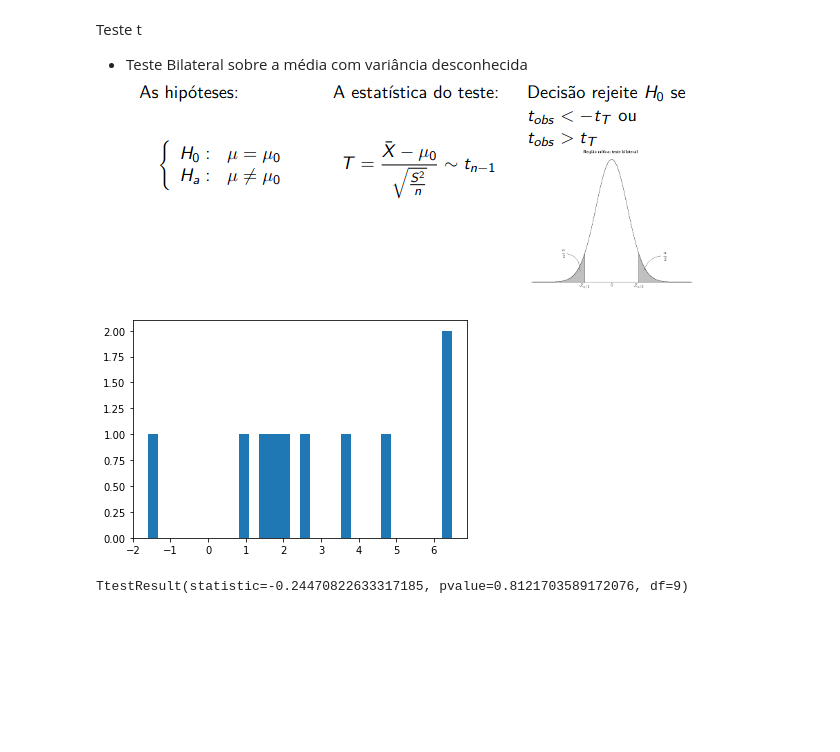
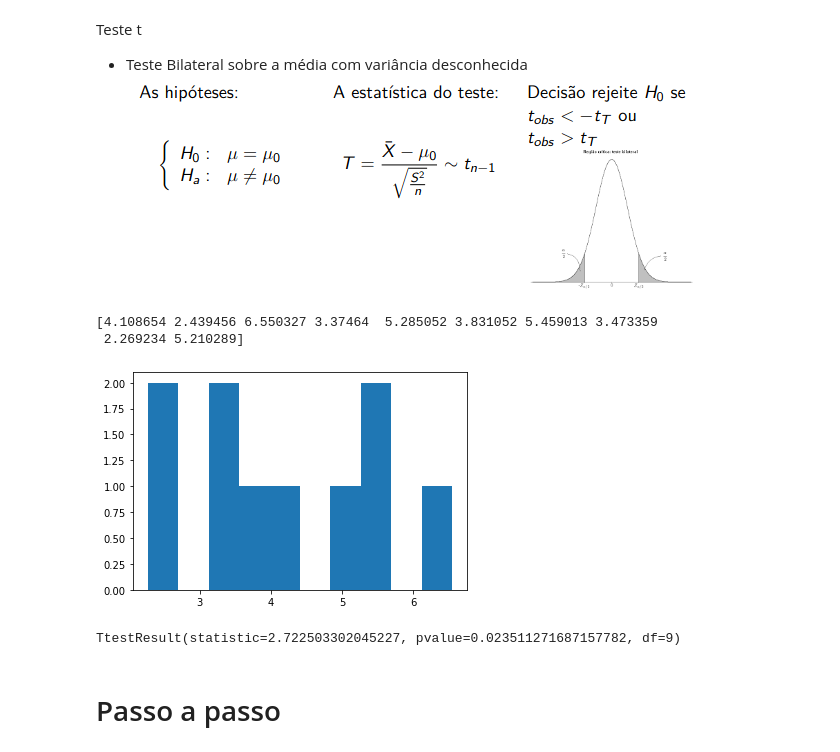
Before and after one commit to louzeiro/USP2023Sem01, a Jupyter notebook: Aula_02.ipynb, the cells around one changed output. Cells and saved outputs as stored; diff of their text form; code cells hidden in the pictures; blank space fills up the shorter version.

```diff
--- a/Aula_02.ipynb
+++ b/Aula_02.ipynb
@@ -55,9 +55,17 @@ np.random.seed(1)
-# %%
-x = np.random.normal(loc=3, scale=2, size=10)
-plt.hist(x, bins=30);
-# %% [output]
-[figure, removed]
+# %%
+x_sim = 3
+#x = np.random.normal(loc=x_sim, scale=2, size=10)
+x = np.array([4.108654,2.439456,6.550327,3.374640,5.285052,3.831052,5.459013,3.473359,2.269234,5.210289])
+print(x)
+
+plt.hist(x);
+# %% [output]
+[4.108654 2.439456 6.550327 3.37464  5.285052 3.831052 5.459013 3.473359
+ 2.269234 5.210289]
+[figure, added]
 # %%
-stats.ttest_1samp(x, 3)  # alternative='two-sided'
+stats.ttest_1samp(x, 3, alternative='two-sided')
 # %% [output]
-TtestResult(statistic=-0.24470822633317185, pvalue=0.8121703589172076, df=9)
+TtestResult(statistic=2.722503302045227, pvalue=0.023511271687157782, df=9)
+# %% [markdown]
+# Passo a passo
```
Also changed, not shown: parts of 6 cells of this notebook.
